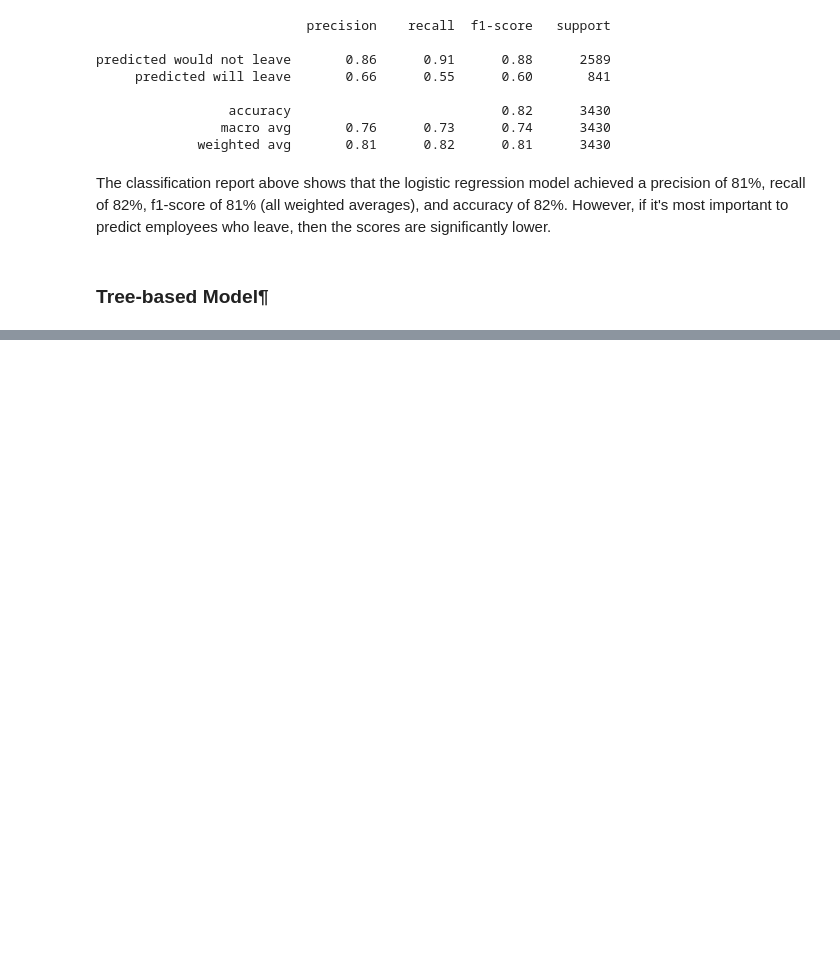
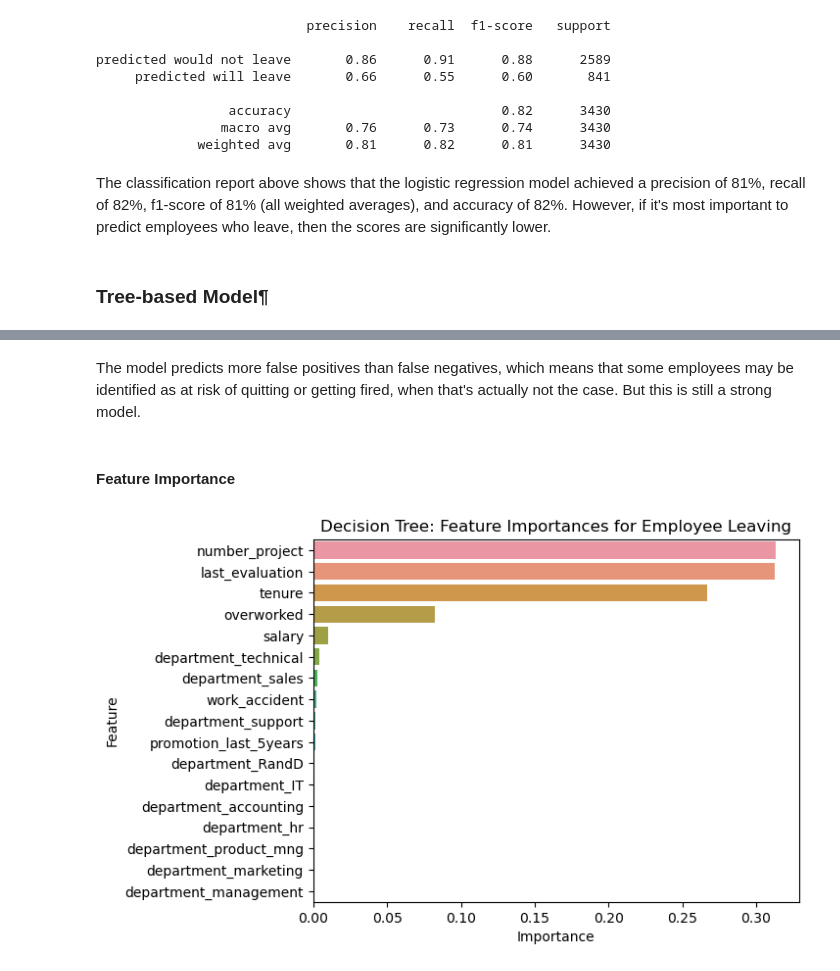
Before and after one commit to amrutha2508/HR-Data-Analysis, a Jupyter notebook: Modelling.ipynb, the cells around one changed output, grey strips where cells are left out. Drawn from its saved outputs; the diff is of its cells as text; code cells hidden in the pictures; blank space fills up the shorter version.

```diff
--- a/Modelling.ipynb
+++ b/Modelling.ipynb
@@ -169,0 +464,18 @@ X_train, X_test, y_train, y_test = train_test_split(X, y, test_size=0.25, strati
+# %%
+tree = DecisionTreeClassifier(random_state = 0)
+# Assign a dictionary of hyperparameters to search over
+cv_params = {'max_depth':[4, 6, 8, None],
+             'min_samples_leaf': [2, 5, 1],
+             'min_samples_split': [2, 4, 6]
+             }
+scoring = {
+    'accuracy': 'accuracy',
+    'precision': 'precision',
+    'recall': 'recall',
+    'f1': 'f1',
+    'roc_auc': 'roc_auc'
+}
+tree2 = GridSearchCV(tree, cv_params, scoring=scoring, cv=4, refit='roc_auc')
+# %%
+%%time
+tree2.fit(X_train, y_train)
@@ -169,0 +600,23 @@ X_train, X_test, y_train, y_test = train_test_split(X, y, test_size=0.25, strati
+# %% [markdown]
+The model predicts more false positives than false negatives, which means that some employees may be identified as at risk of quitting or getting fired, when that's actually not the case. But this is still a strong model.
+# %% [markdown]
+#### Feature Importance
+# %%
+### Decision Tree
+tree2_importances = pd.DataFrame(tree2.best_estimator_.feature_importances_,
+                                 columns=['gini_importance'],
+                                 index=X.columns
+                                )
+tree2_importances = tree2_importances.sort_values(by='gini_importance', ascending=False)
+
+# Only extract the features with importances > 0
+tree2_importances = tree2_importances[tree2_importances['gini_importance'] != 0]
+tree2_importances
+
+sns.barplot(data=tree2_importances, x="gini_importance", y=tree2_importances.index, orient='h')
+plt.title("Decision Tree: Feature Importances for Employee Leaving", fontsize=12)
+plt.ylabel("Feature")
+plt.xlabel("Importance")
+plt.show()
+# %% [output]
+[figure, added]
```
Also changed, not shown: parts of 54 cells of this notebook, 2 other files.
